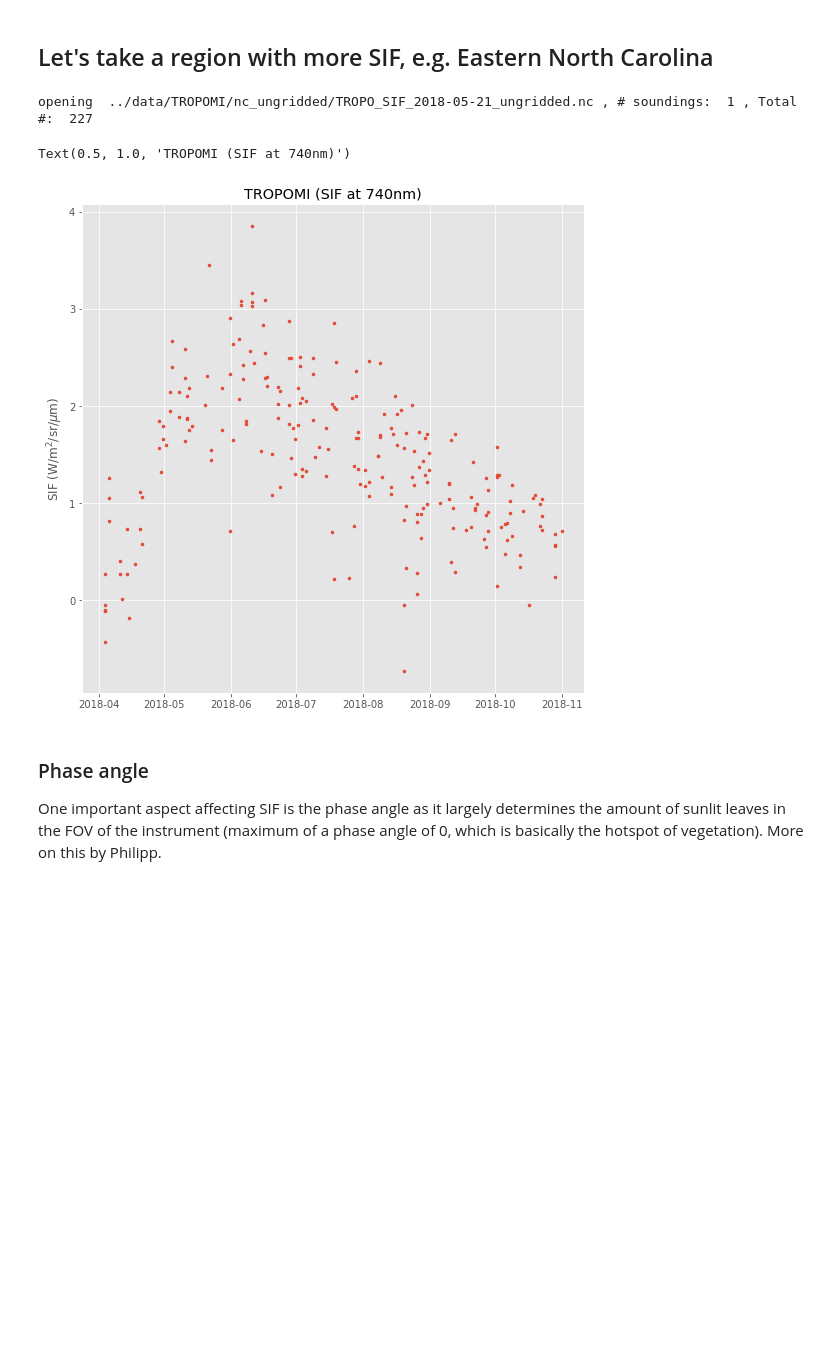
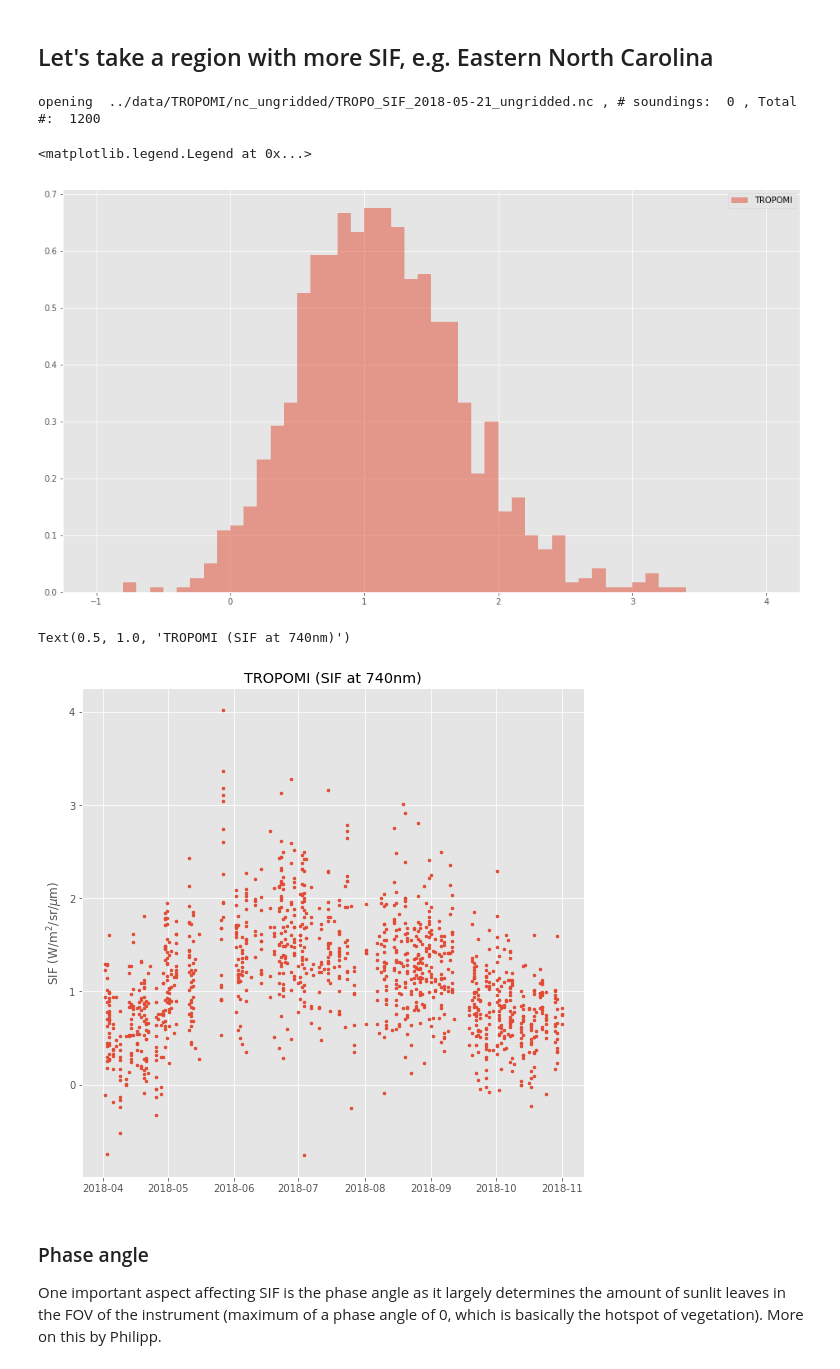
Before and after one commit to patrickcgray/sif_analysis, a Jupyter notebook: python/SIF Level 2 handling.ipynb, the cells around one changed output. Cells and saved outputs as stored; diff of their text form; code cells hidden in the pictures; blank space fills up the shorter version.

```diff
--- a/python/SIF Level 2 handling.ipynb
+++ b/python/SIF Level 2 handling.ipynb
@@ -156,9 +164,9 @@ lonMax_cb = -79.987691
 # lonMin_cb = -77.162989
 # lonMax_cb = -76.626571
 # %%
-tropomi_nc = L2(path_tropomi+'*2018-[01][0123456789]*.nc', dict_tropomi,latMin_cb, latMax_cb, lonMin_cb, lonMax_cb )
+tropomi_nc_coastal = L2(path_tropomi+'*2018-[01][0123456789]*.nc', dict_tropomi,latMin_cb, latMax_cb, lonMin_cb, lonMax_cb )
 # %% [output]
-opening  ../data/TROPOMI/nc_ungridded/TROPO_SIF_2018-05-21_ungridded.nc , # soundings:  1 , Total #:  227
+opening  ../data/TROPOMI/nc_ungridded/TROPO_SIF_2018-05-21_ungridded.nc , # soundings:  0 , Total #:  1200
 # %%
 # Again, convert tedious times in the files to something you can work with in python
 #oco2_iowa.time_python    = convert_time(oco2_iowa.time, t_unit_oco2, t_cal)
@@ -166,12 +174,18 @@ tropomi_nc.time_python = convert_time(tropomi_nc.time, t_unit_tropomi, t_cal)
+# %%
+plt.hist(tropomi_nc_coastal.sif,  50,range=(-1,4), density=True, alpha=0.5, label='TROPOMI')
+plt.legend(loc=0)
+# %% [output]
+<matplotlib.legend.Legend at 0x...>
+[figure, added]
 # %%
 # now lets plot a timeseries
 figsize(9,9)
-plt.plot(tropomi_nc.time_python, tropomi_nc.sif,'.',markersize=5)
+plt.plot(tropomi_nc_coastal.time_python, tropomi_nc_coastal.sif,'.',markersize=5)
 plt.ylabel('SIF (W/m$^2$/sr/$\mu$m)')
 plt.title('TROPOMI (SIF at 740nm)')
 # %% [output]
 Text(0.5, 1.0, 'TROPOMI (SIF at 740nm)')
-[figure, old version]
+[figure, new version]
 # %% [markdown]
 ### Phase angle
 One important aspect affecting SIF is the phase angle as it largely determines the amount of sunlit leaves in the FOV of the instrument (maximum of a phase angle of 0, which is basically the hotspot of vegetation). More on this by Philipp.
```
Also changed, not shown: parts of 15 cells of this notebook, 2 other files.
